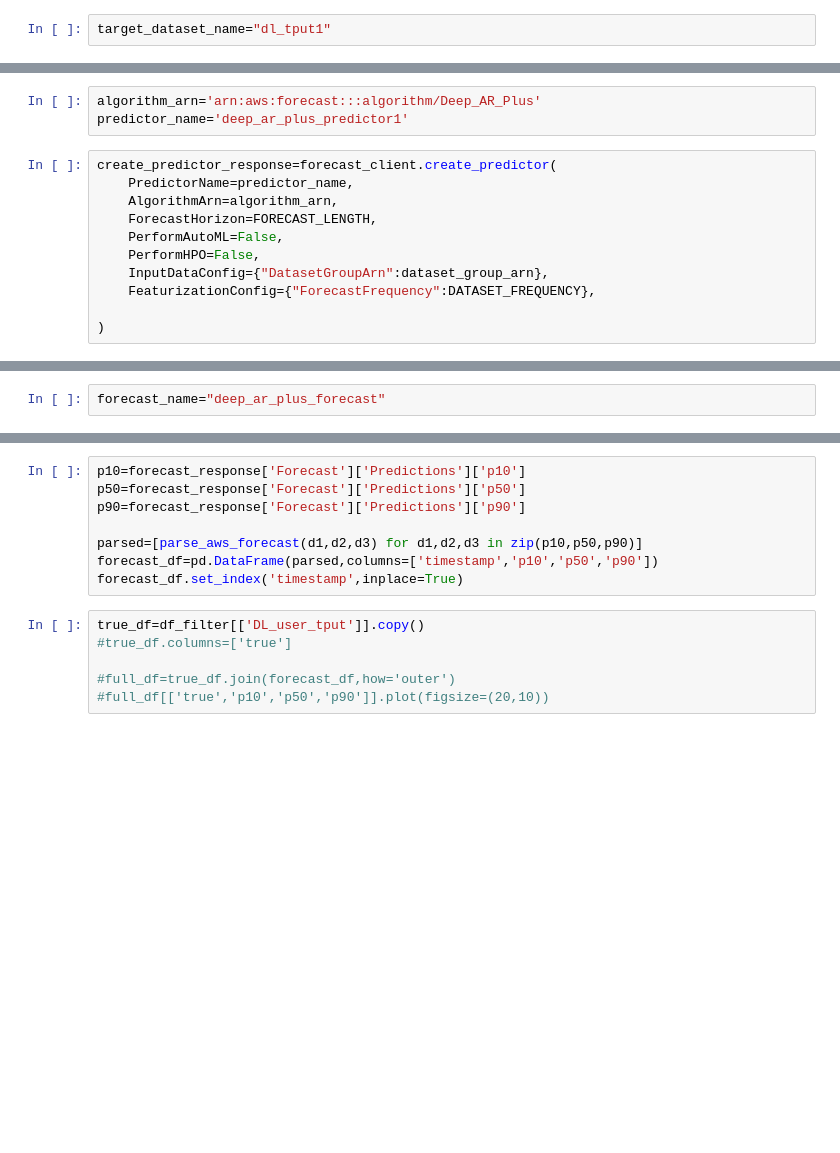
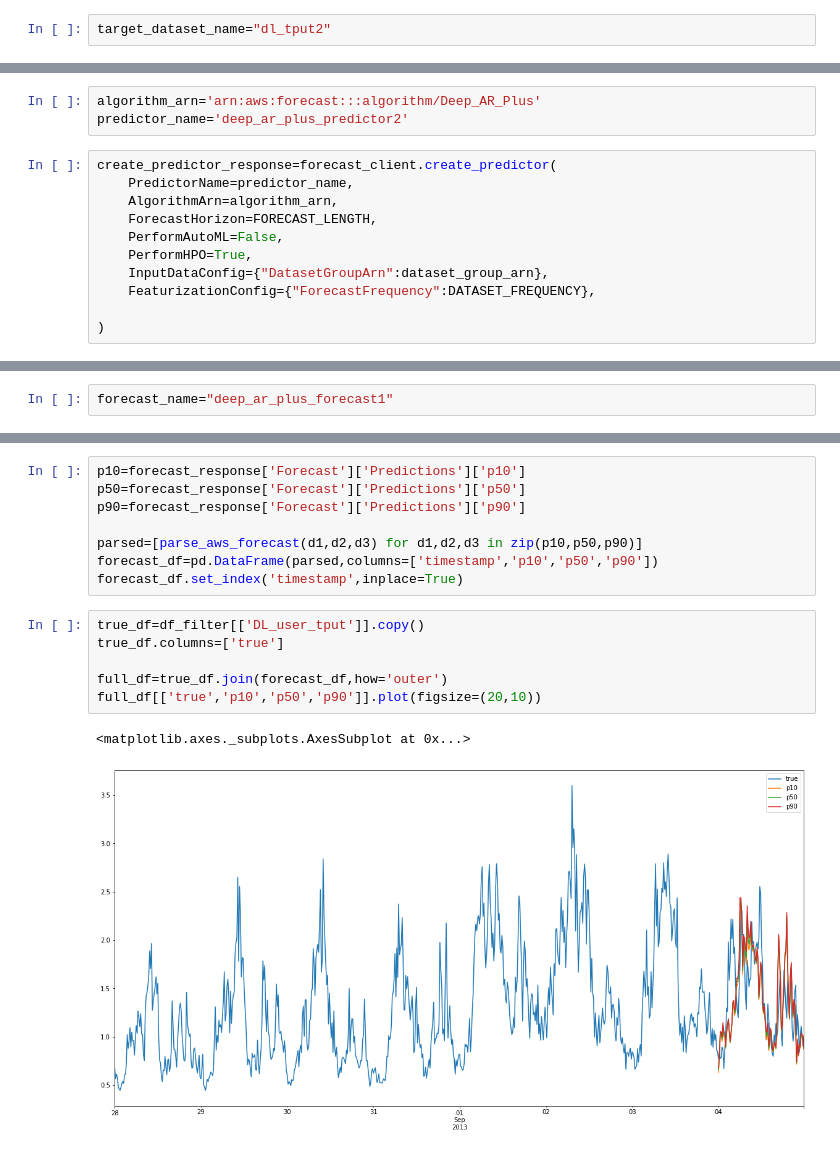
Before and after one commit to athalji/Timeseries_Forecasting_AWS, a Jupyter notebook: AWS_forecast.ipynb, the cells around one changed output, grey strips where cells are left out. Drawn from its saved outputs; the diff is of its cells as text; blank space fills up the shorter version.

```diff
--- a/AWS_forecast.ipynb
+++ b/AWS_forecast.ipynb
@@ -171,7 +137,7 @@ target_schema={
     ]
 }
 # %%
-target_dataset_name="dl_tput1"
+target_dataset_name="dl_tput2"
 # %%
 r=forecast_client.create_dataset(
     Domain="CUSTOM",
@@ -256,13 +222,13 @@ ACTIVE
 # %%
 algorithm_arn='arn:aws:forecast:::algorithm/Deep_AR_Plus'
-predictor_name='deep_ar_plus_predictor1'
+predictor_name='deep_ar_plus_predictor2'
 # %%
 create_predictor_response=forecast_client.create_predictor(
     PredictorName=predictor_name,
     AlgorithmArn=algorithm_arn,
     ForecastHorizon=FORECAST_LENGTH,
     PerformAutoML=False,
-    PerformHPO=False,
+    PerformHPO=True,
     InputDataConfig={"DatasetGroupArn":dataset_group_arn},
     FeaturizationConfig={"ForecastFrequency":DATASET_FREQUENCY},
 
@@ -300,7 +266,7 @@ forecast_client.get_accuracy_metrics(PredictorArn=predictor_arn)
    'connection': 'keep-alive'},
   'RetryAttempts': 0}}
 # %%
-forecast_name="deep_ar_plus_forecast"
+forecast_name="deep_ar_plus_forecast1"
 # %%
 create_forecast_response=forecast_client.create_forecast(
     ForecastName=forecast_name,
@@ -361,8 +309,11 @@ forecast_df=pd.DataFrame(parsed,columns=['timestamp','p10','p50','p90'])
 forecast_df.set_index('timestamp',inplace=True)
 # %%
 true_df=df_filter[['DL_user_tput']].copy()
-#true_df.columns=['true']
+true_df.columns=['true']
 
-#full_df=true_df.join(forecast_df,how='outer')
-#full_df[['true','p10','p50','p90']].plot(figsize=(20,10))
+full_df=true_df.join(forecast_df,how='outer')
+full_df[['true','p10','p50','p90']].plot(figsize=(20,10))
+# %% [output]
+<matplotlib.axes._subplots.AxesSubplot at 0x...>
+[figure, added]
 # %%
```
Also changed, not shown: parts of 14 cells of this notebook.
